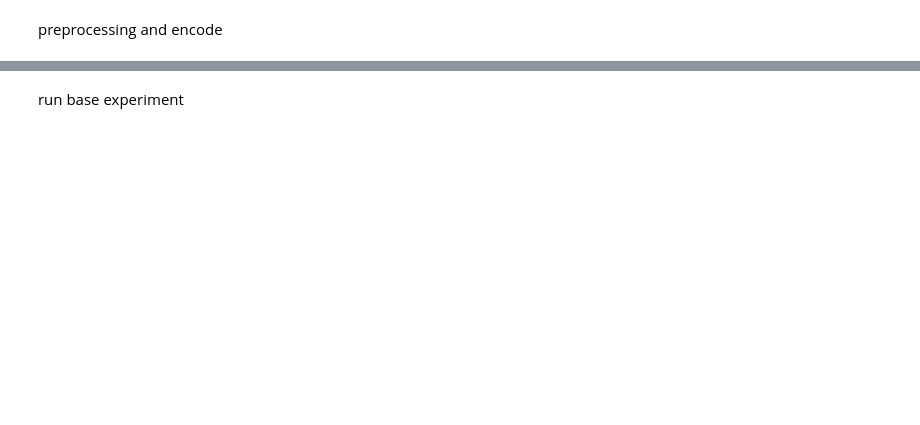
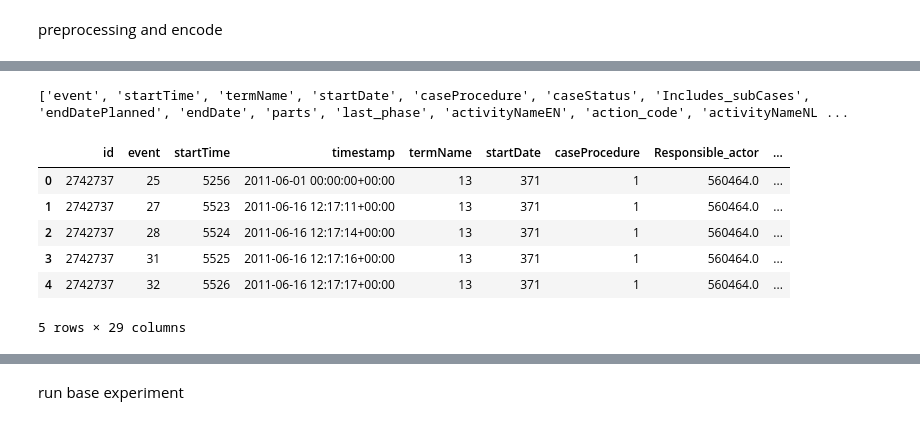
Before and after one commit to adrrf/causally-informed-prescriptive-monitoring, a Jupyter notebook: experiments/experiment_bpi2015_1.ipynb, the cells around one changed output, grey strips where cells are left out. Drawn from its saved outputs; the diff is of its cells as text; code cells hidden in the pictures; blank space fills up the shorter version.

```diff
--- a/experiments/experiment_bpi2015_1.ipynb
+++ b/experiments/experiment_bpi2015_1.ipynb
@@ -44,14 +122,24 @@ log.df.head()
 # %%
 colums_to_encode = list(log.df.select_dtypes(include="object").columns)
 colums_to_encode.remove("Responsible_actor")
 colums_to_encode.remove("landRegisterID")
 colums_to_encode.remove("SUMleges")
 colums_to_encode.remove("IDofConceptCase")
+colums_to_encode.append("requestComplete")
 print(colums_to_encode)
 
 causality.label_encode(log.df, colums_to_encode)
 
 log.df.head()
+# %% [output]
+['event', 'startTime', 'termName', 'startDate', 'caseProcedure', 'caseStatus', 'Includes_subCases', 'endDatePlanned', 'endDate', 'parts', 'last_phase', 'activityNameEN', 'action_code', 'activityNameNL ...
+|  | id | event | startTime | timestamp | termName | startDate | caseProcedure | Responsible_actor | ... |
+| 0 | 2742737 | 25 | 5256 | 2011-06-01 00:00:00+00:00 | 13 | 371 | 1 | 560464.0 | ... |
+| 1 | 2742737 | 27 | 5523 | 2011-06-16 12:17:11+00:00 | 13 | 371 | 1 | 560464.0 | ... |
+| 2 | 2742737 | 28 | 5524 | 2011-06-16 12:17:14+00:00 | 13 | 371 | 1 | 560464.0 | ... |
+| 3 | 2742737 | 31 | 5525 | 2011-06-16 12:17:16+00:00 | 13 | 371 | 1 | 560464.0 | ... |
+| 4 | 2742737 | 32 | 5526 | 2011-06-16 12:17:17+00:00 | 13 | 371 | 1 | 560464.0 | ... |
+5 rows × 29 columns
 # %%
 import elp.encoders as en
 
```
Also changed, not shown: parts of 19 cells of this notebook, 9 other files.
